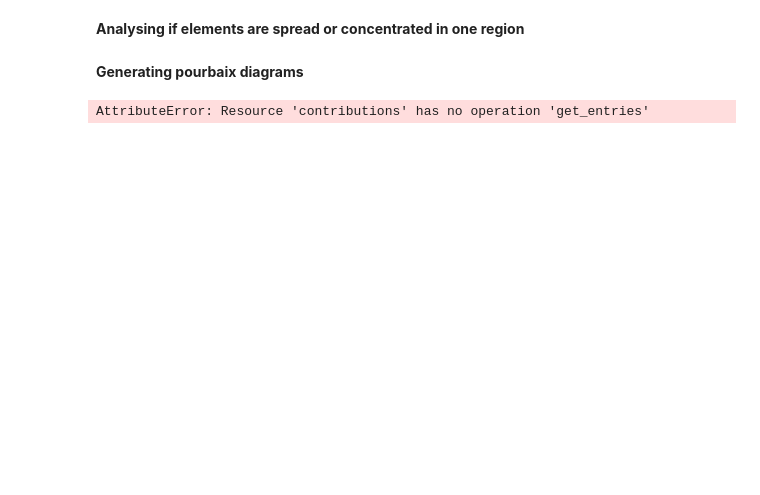
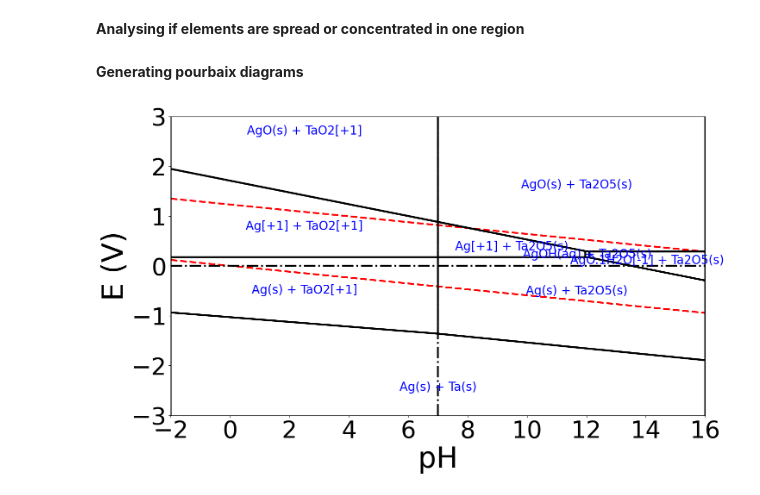
Before and after one commit to fahim-ah/Yr3-Project, a Jupyter notebook: Data cluster exploration file.ipynb, the cells around one changed output. Drawn from its saved outputs; the diff is of its cells as text; code cells hidden in the pictures; blank space fills up the shorter version.

Commit message:
Generated a purbaix diagram

```diff
--- a/Data cluster exploration file.ipynb
+++ b/Data cluster exploration file.ipynb
@@ -120,11 +131,12 @@ combined_element_df = combined_element_df.pivot_table(
 # %% [markdown]
 **Generating pourbaix diagrams**
 # %%
-from mp_api.client import MPRester
-from pymatgen.analysis.pourbaix_diagram import PourbaixDiagram
-
+#Code to generate a pourbaix diagram
 with MPRester(api_key='CmGarHKLtPCjVpEkivPDYkhRJKJiB8A7') as mpr:
     pourbaix_entries = mpr.get_pourbaix_entries('Ag-O-Ta')
-    pd = PourbaixDiagram(pourbaix_entries)
+pd = PourbaixDiagram(pourbaix_entries)
+plotter = PourbaixPlotter(pd)
+PourbaixPlotter.get_pourbaix_plot(plotter,limits=[[-2, 16],[-3, 3]])
+plt.savefig('plotter.png',bbox_inches='tight')
 # %% [output]
-AttributeError: Resource 'contributions' has no operation 'get_entries'
+[figure, added]
```
Also changed, not shown: parts of 3 cells of this notebook, 5 other files.
